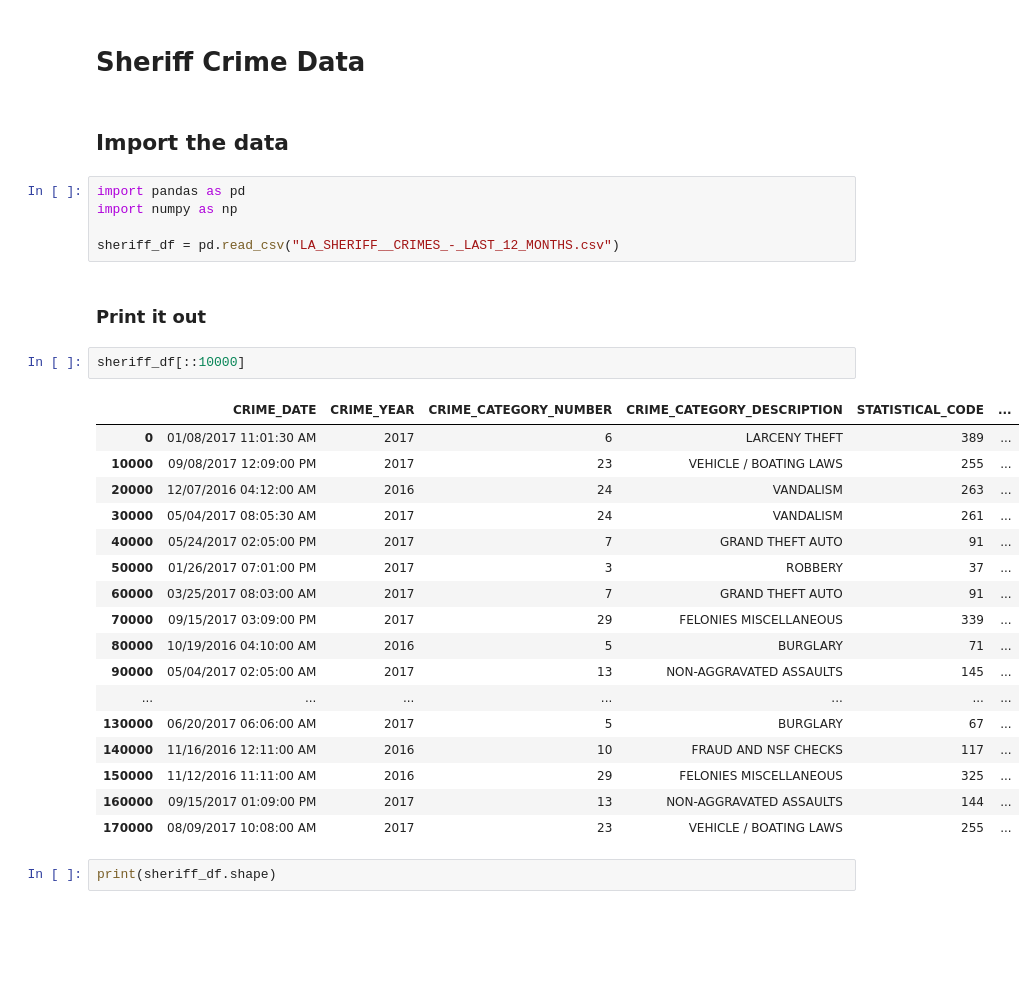
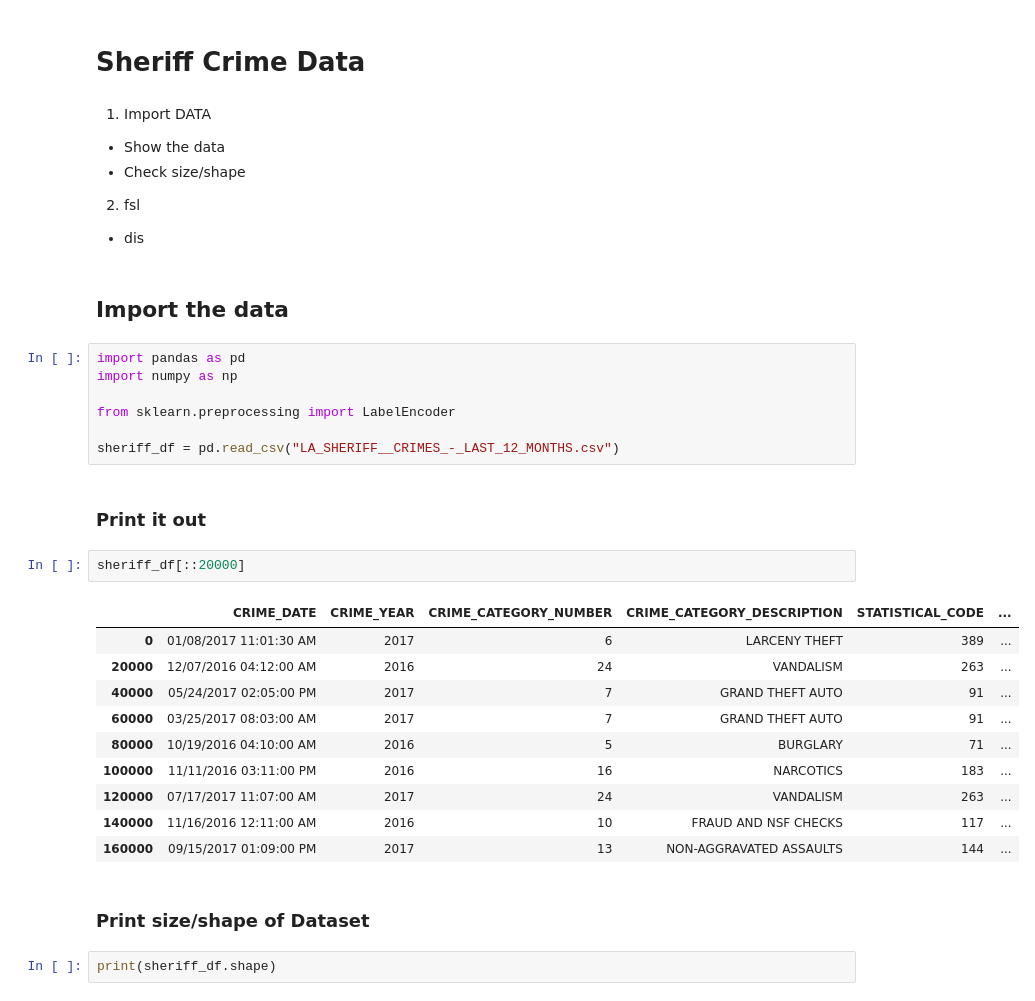
Before and after one commit to dannypadilla/la-sheriff-crimes, a Jupyter notebook: sheriff-crime-data.ipynb, the cells around one changed output. Saved outputs shown, nothing was run; the diff lists cells and outputs as text; blank space fills up the shorter version.

```diff
--- a/sheriff-crime-data.ipynb
+++ b/sheriff-crime-data.ipynb
@@ -1,34 +1,37 @@
 # %% [markdown]
 # Sheriff Crime Data
+# %% [markdown]
+1. Import DATA
+  * Show the data
+  * Check size/shape
+2. fsl
+  * dis
 # %% [markdown]
 ## Import the data
 # %%
 import pandas as pd
 import numpy as np
 
+from sklearn.preprocessing import LabelEncoder
+
 sheriff_df = pd.read_csv("LA_SHERIFF__CRIMES_-_LAST_12_MONTHS.csv")
 # %% [markdown]
 ### Print it out
 # %%
-sheriff_df[::10000]
+sheriff_df[::20000]
 # %% [output]
 |  | CRIME_DATE | CRIME_YEAR | CRIME_CATEGORY_NUMBER | CRIME_CATEGORY_DESCRIPTION | STATISTICAL_CODE | ... |
 | 0 | 01/08/2017 11:01:30 AM | 2017 | 6 | LARCENY THEFT | 389 | ... |
-| 10000 | 09/08/2017 12:09:00 PM | 2017 | 23 | VEHICLE / BOATING LAWS | 255 | ... |
 | 20000 | 12/07/2016 04:12:00 AM | 2016 | 24 | VANDALISM | 263 | ... |
-| 30000 | 05/04/2017 08:05:30 AM | 2017 | 24 | VANDALISM | 261 | ... |
 | 40000 | 05/24/2017 02:05:00 PM | 2017 | 7 | GRAND THEFT AUTO | 91 | ... |
-| 50000 | 01/26/2017 07:01:00 PM | 2017 | 3 | ROBBERY | 37 | ... |
 | 60000 | 03/25/2017 08:03:00 AM | 2017 | 7 | GRAND THEFT AUTO | 91 | ... |
-| 70000 | 09/15/2017 03:09:00 PM | 2017 | 29 | FELONIES MISCELLANEOUS | 339 | ... |
 | 80000 | 10/19/2016 04:10:00 AM | 2016 | 5 | BURGLARY | 71 | ... |
-| 90000 | 05/04/2017 02:05:00 AM | 2017 | 13 | NON-AGGRAVATED ASSAULTS | 145 | ... |
-| ... | ... | ... | ... | ... | ... | ... |
-| 130000 | 06/20/2017 06:06:00 AM | 2017 | 5 | BURGLARY | 67 | ... |
+| 100000 | 11/11/2016 03:11:00 PM | 2016 | 16 | NARCOTICS | 183 | ... |
+| 120000 | 07/17/2017 11:07:00 AM | 2017 | 24 | VANDALISM | 263 | ... |
 | 140000 | 11/16/2016 12:11:00 AM | 2016 | 10 | FRAUD AND NSF CHECKS | 117 | ... |
-| 150000 | 11/12/2016 11:11:00 AM | 2016 | 29 | FELONIES MISCELLANEOUS | 325 | ... |
 | 160000 | 09/15/2017 01:09:00 PM | 2017 | 13 | NON-AGGRAVATED ASSAULTS | 144 | ... |
-| 170000 | 08/09/2017 10:08:00 AM | 2017 | 23 | VEHICLE / BOATING LAWS | 255 | ... |
+# %% [markdown]
+### Print size/shape of Dataset
 # %%
 print(sheriff_df.shape)
 # %% [output]
```
Also changed, not shown: parts of 18 cells of this notebook.
